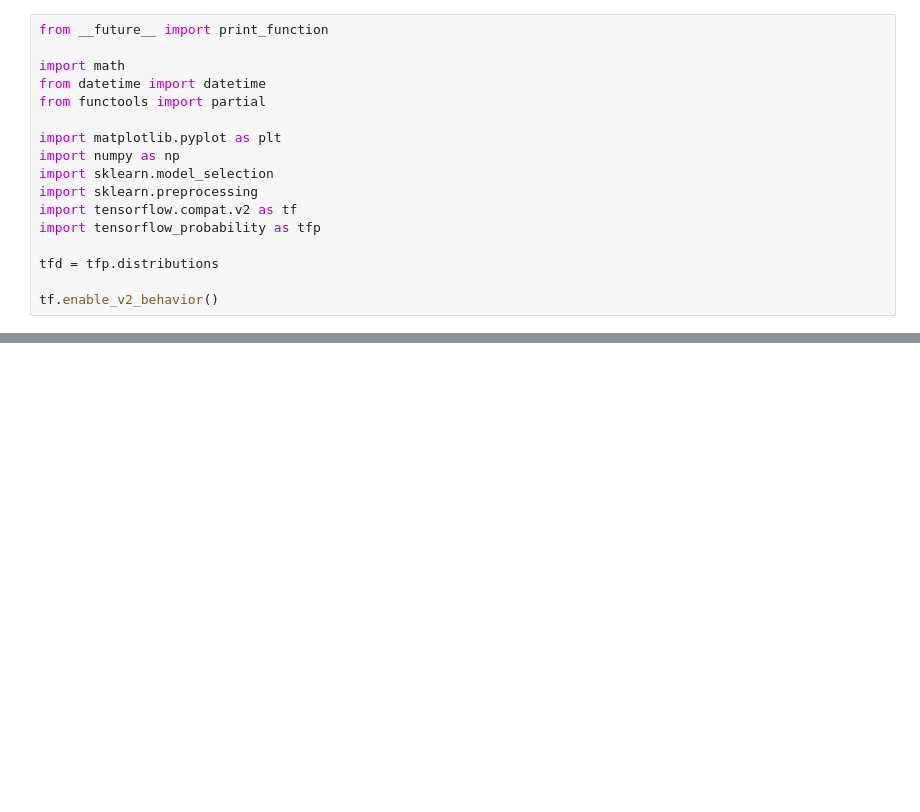
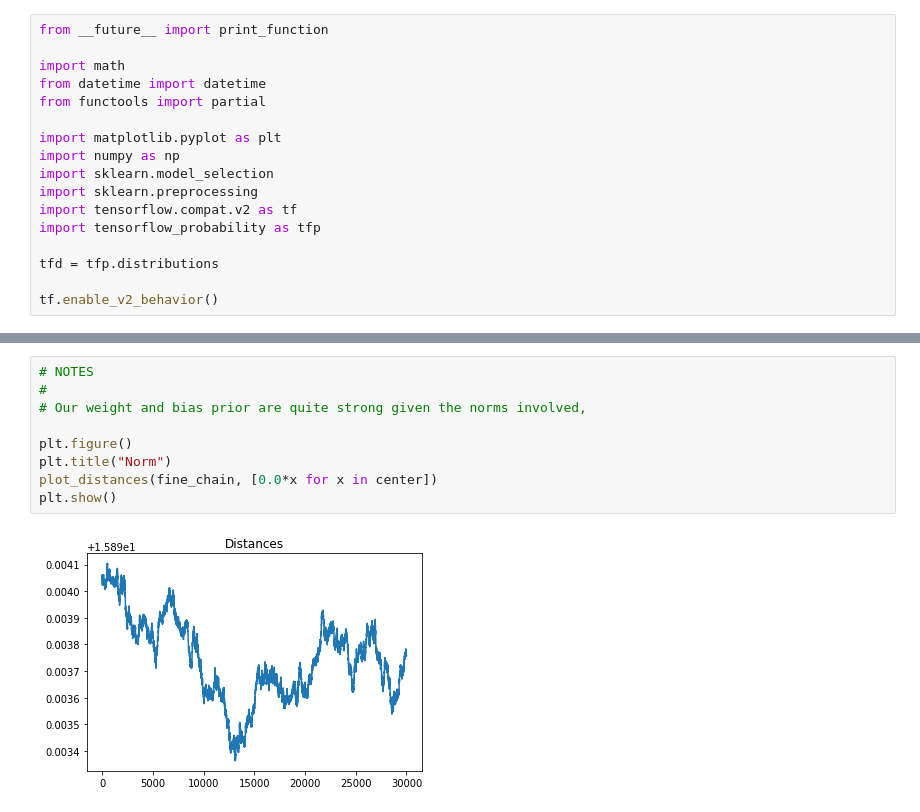
Before and after one commit to suswei/RLCT, a Jupyter notebook: notebooks/MCMC.ipynb, the cells around one changed output, grey strips where cells are left out. Saved outputs shown, nothing was run; the diff lists cells and outputs as text; blank space fills up the shorter version.

```diff
--- a/notebooks/MCMC.ipynb
+++ b/notebooks/MCMC.ipynb
@@ -395 +511,12 @@ plt.yticks(np.linspace(-1, 2, 16));
+# %%
+# NOTES
+#
+# Our weight and bias prior are quite strong given the norms involved,
+
+plt.figure()
+plt.title("Norm")
+plot_distances(fine_chain, [0.0*x for x in center])
+plt.show()
+# %% [output]
+[figure, added]
 # %%
```
Also changed, not shown: parts of 13 cells of this notebook.
